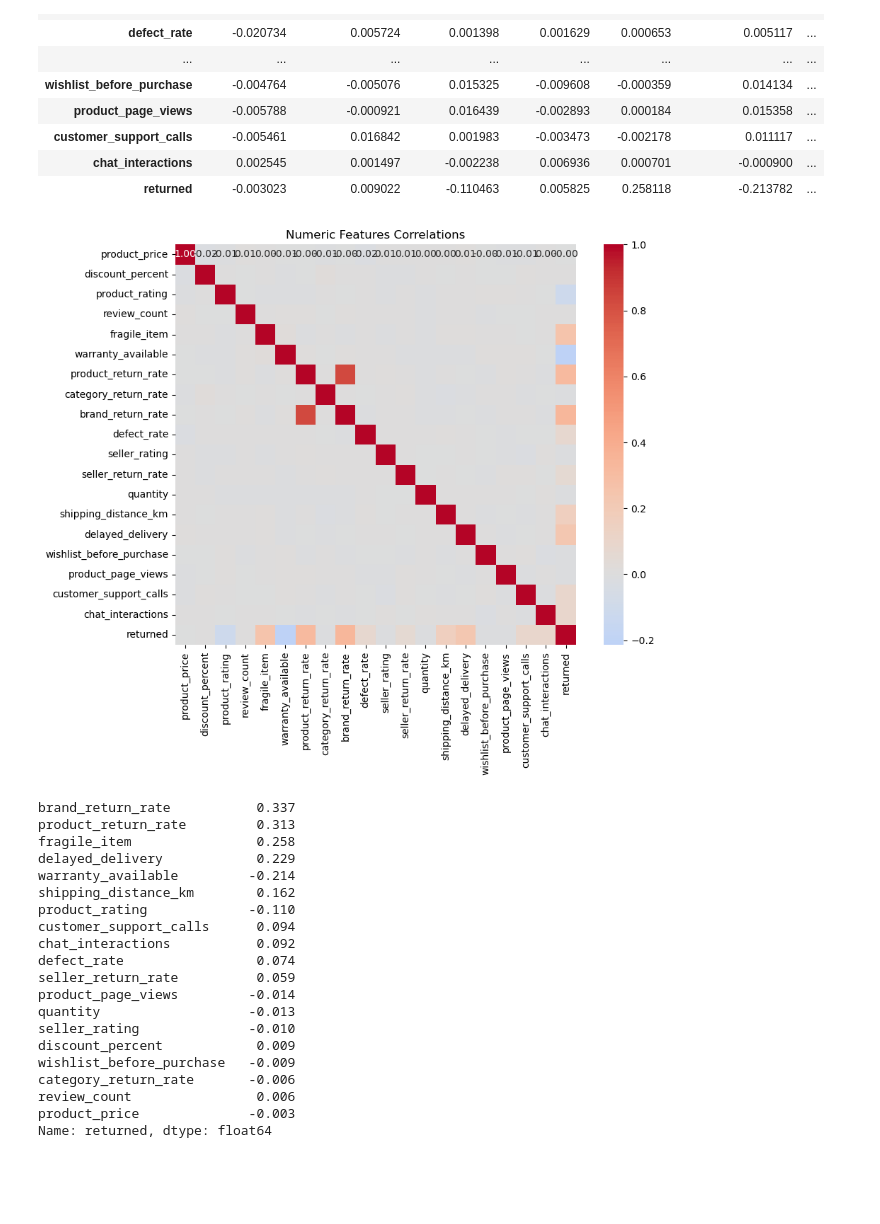
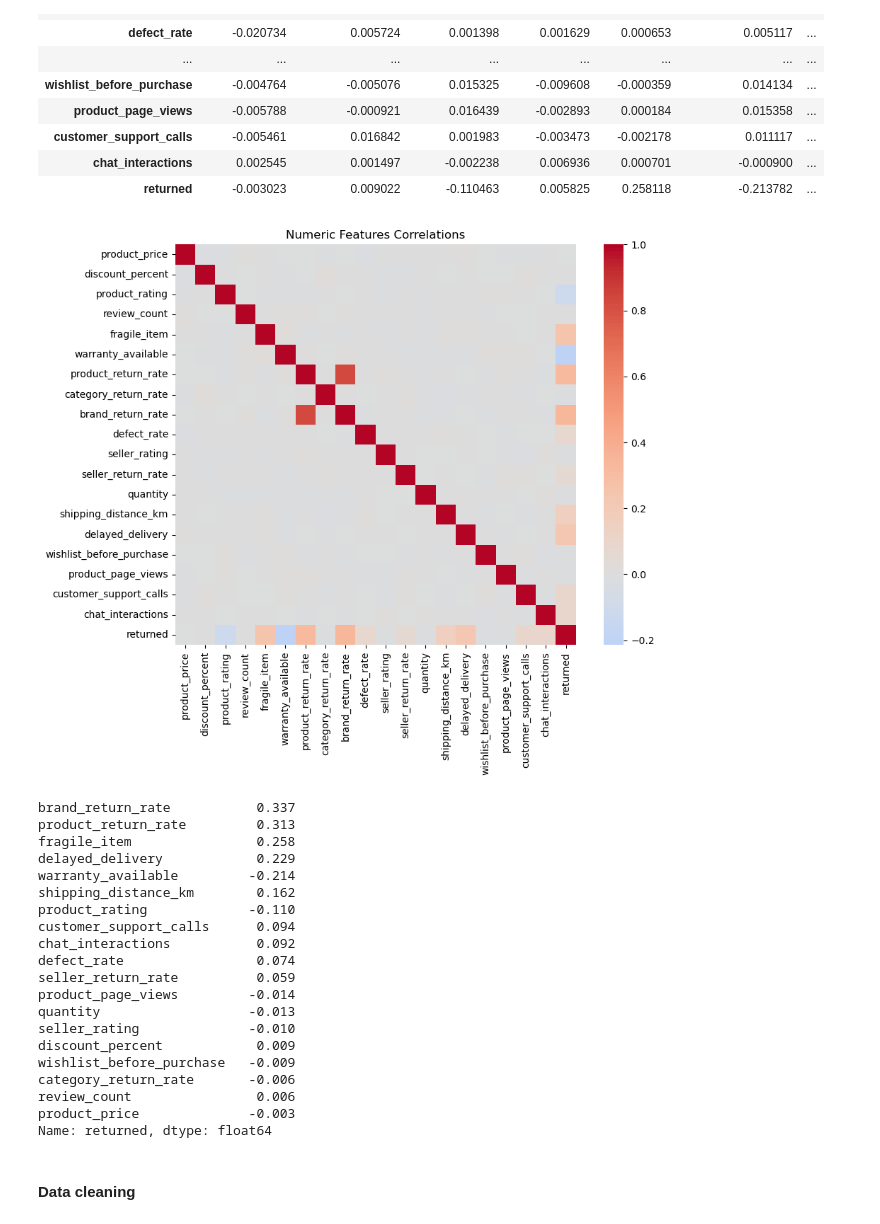
Before and after one commit to azeem932356/product-return-risk-prediction, a Jupyter notebook: product_return.ipynb, the cells around one changed output. Cells and saved outputs as stored; diff of their text form; code cells hidden in the pictures; blank space fills up the shorter version.

Commit message:
DataCleaning

```diff
--- a/product_return.ipynb
+++ b/product_return.ipynb
@@ -301,35 +301,35 @@ corr
 #ploting the Heat Map
 
 plt.figure(figsize=(10, 8))
 
 # Select numerical columns and calculate correlation
 corr = df.select_dtypes(include=[np.number]).corr()
 
 # Plot correlation heatmap
 sns.heatmap(
     corr,
     cmap="coolwarm",
     center=0,
     square=True,
-    annot=True,
+
     fmt=".2f"
 )
 
 plt.title("Numeric Features Correlations")
 plt.tight_layout()
 plt.show()
 
 
 # Correlation of every feature with returned
 target_corr = corr["returned"].drop("returned")
 
 target_corr = target_corr.reindex(
     target_corr.abs().sort_values(ascending=False).index
 ).round(3)
 
 print(target_corr)
 # %% [output]
-[figure, old version]
+[figure, new version]
 brand_return_rate           0.337
 product_return_rate         0.313
 fragile_item                0.258
@@ -350,3 +350,5 @@ category_return_rate       -0.006
 review_count                0.006
 product_price              -0.003
 Name: returned, dtype: float64
+# %% [markdown]
+#### Data cleaning
```
Also changed, not shown: parts of 5 cells of this notebook.
